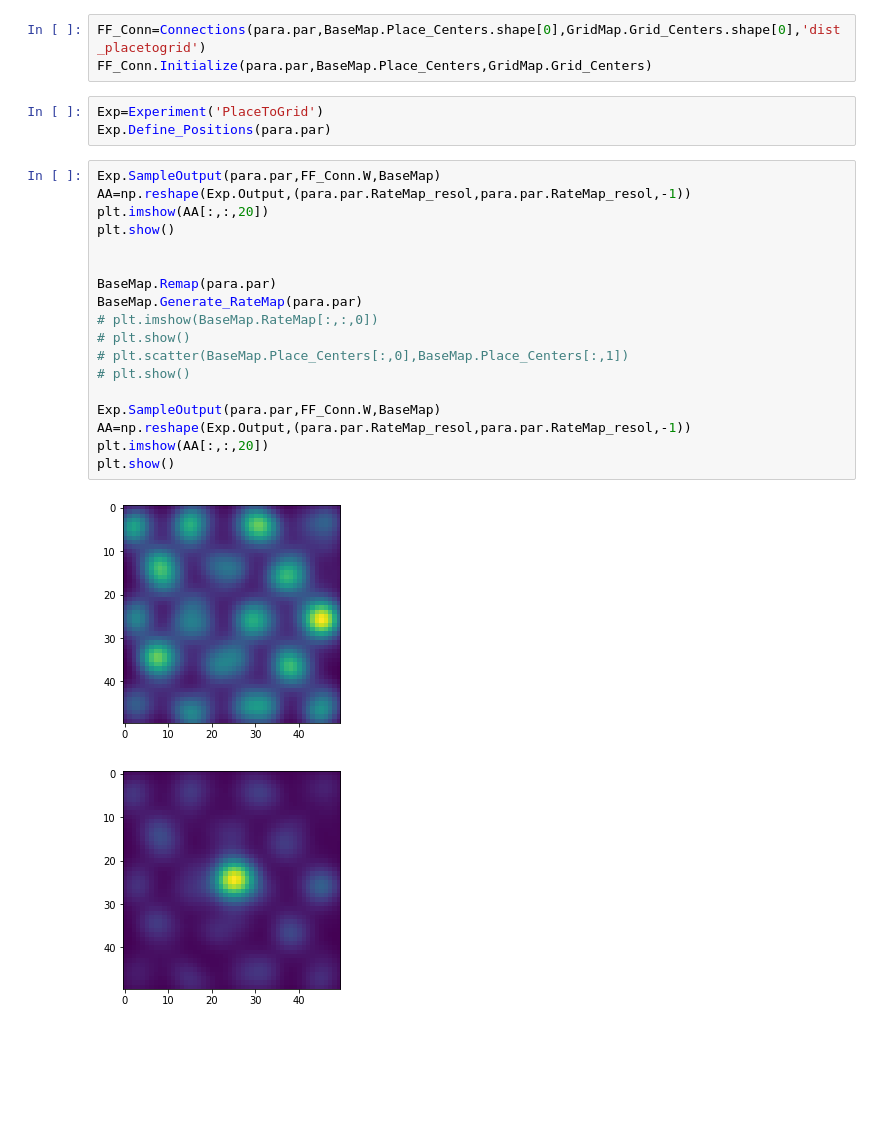
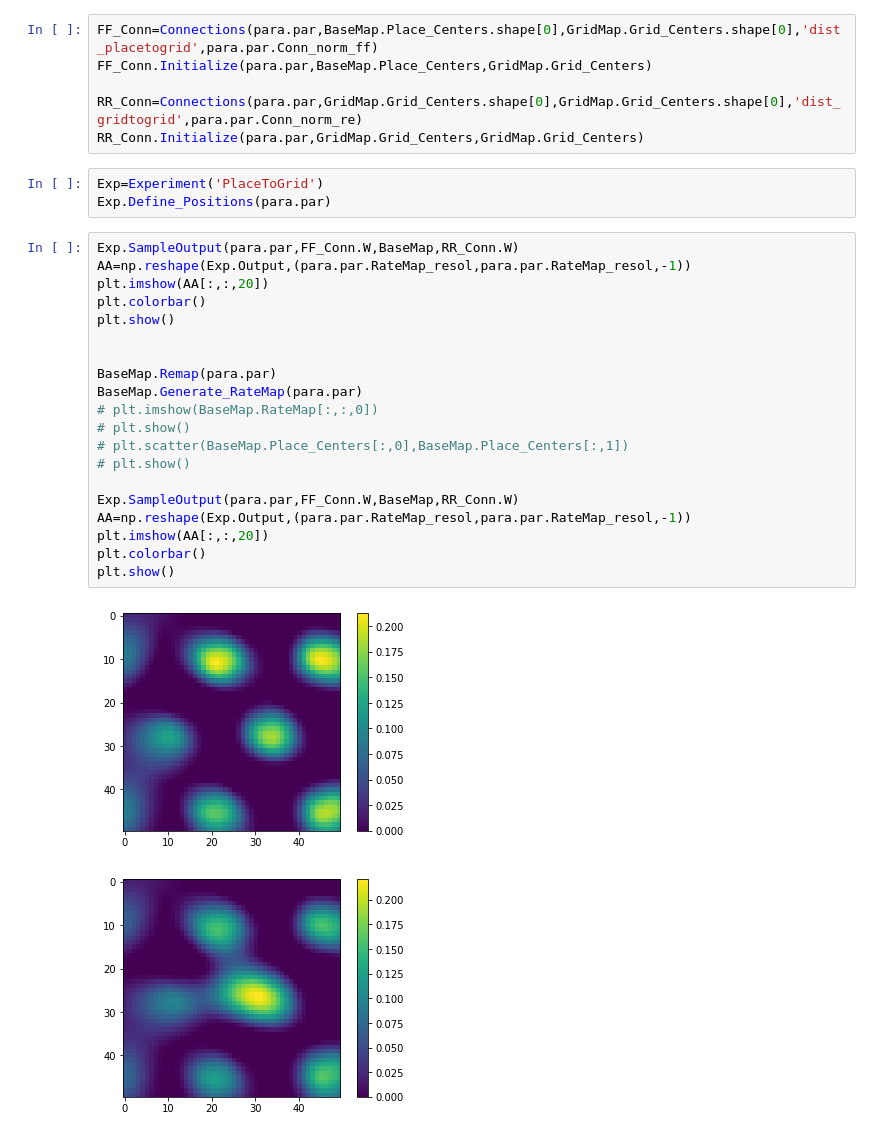
Before and after one commit to fstella/GoalRepr, a Jupyter notebook: Untitled.ipynb, the cells around one changed output. Drawn from its saved outputs; the diff is of its cells as text; blank space fills up the shorter version.

```diff
--- a/Untitled.ipynb
+++ b/Untitled.ipynb
@@ -40,27 +40,32 @@ plt.show()
 # %%
-FF_Conn=Connections(para.par,BaseMap.Place_Centers.shape[0],GridMap.Grid_Centers.shape[0],'dist_placetogrid')
+FF_Conn=Connections(para.par,BaseMap.Place_Centers.shape[0],GridMap.Grid_Centers.shape[0],'dist_placetogrid',para.par.Conn_norm_ff)
 FF_Conn.Initialize(para.par,BaseMap.Place_Centers,GridMap.Grid_Centers)
+
+RR_Conn=Connections(para.par,GridMap.Grid_Centers.shape[0],GridMap.Grid_Centers.shape[0],'dist_gridtogrid',para.par.Conn_norm_re)
+RR_Conn.Initialize(para.par,GridMap.Grid_Centers,GridMap.Grid_Centers)
 # %%
 Exp=Experiment('PlaceToGrid')
 Exp.Define_Positions(para.par)
 # %%
-Exp.SampleOutput(para.par,FF_Conn.W,BaseMap)
+Exp.SampleOutput(para.par,FF_Conn.W,BaseMap,RR_Conn.W)
 AA=np.reshape(Exp.Output,(para.par.RateMap_resol,para.par.RateMap_resol,-1))
 plt.imshow(AA[:,:,20])
+plt.colorbar()
 plt.show()
 
 
 BaseMap.Remap(para.par)
 BaseMap.Generate_RateMap(para.par)
 # plt.imshow(BaseMap.RateMap[:,:,0])
 # plt.show()
 # plt.scatter(BaseMap.Place_Centers[:,0],BaseMap.Place_Centers[:,1])
 # plt.show()
 
-Exp.SampleOutput(para.par,FF_Conn.W,BaseMap)
+Exp.SampleOutput(para.par,FF_Conn.W,BaseMap,RR_Conn.W)
 AA=np.reshape(Exp.Output,(para.par.RateMap_resol,para.par.RateMap_resol,-1))
 plt.imshow(AA[:,:,20])
+plt.colorbar()
 plt.show()
 # %% [output]
-[figure, old version]
+[figure, new version]
-[figure, old version]
+[figure, new version]
```
Also changed, not shown: parts of 1 cell of this notebook, 6 other files.
